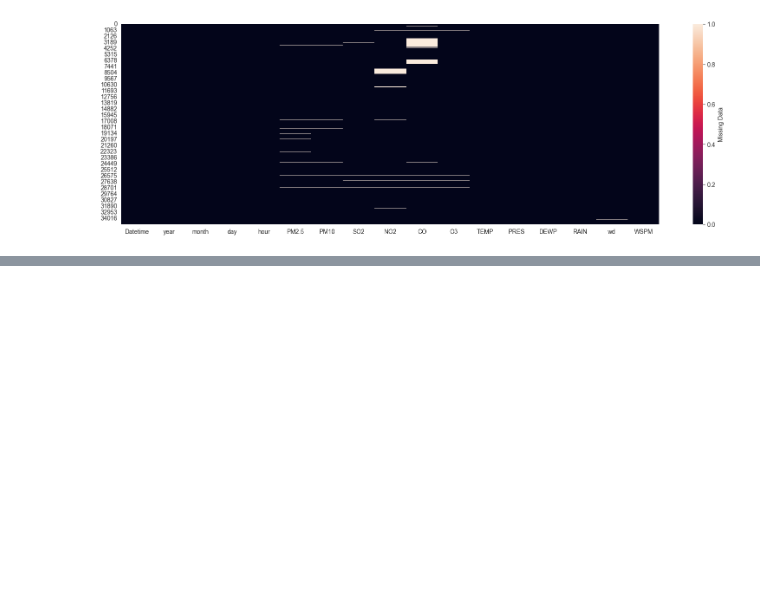
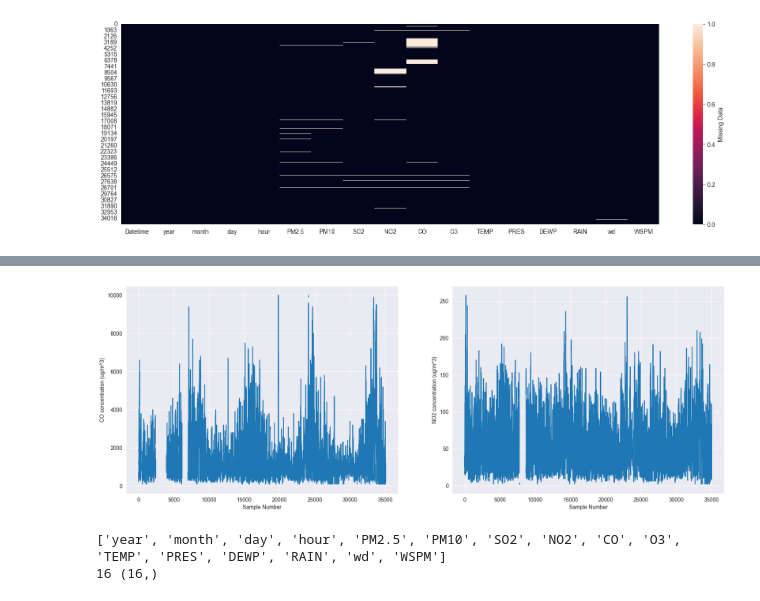
Before and after one commit to Jose-Bastos/MLops_Air, a Jupyter notebook: 2.Feature Engineering.ipynb, the cells around one changed output, grey strips where cells are left out. Saved outputs shown, nothing was run; the diff lists cells and outputs as text; code cells hidden in the pictures; blank space fills up the shorter version.

```diff
--- a/2.Feature Engineering.ipynb
+++ b/2.Feature Engineering.ipynb
@@ -174,11 +145,39 @@ plt.show()
+# %%
+#plot the variables with more missing values, notice the big chunks of data missing
+fig,ax = plt.subplots(1,2,figsize=(20,7))
+df["CO"].plot(ax=ax[0])
+ax[0].set_xlabel("Sample Number")
+ax[0].set_ylabel("CO concentration (ug/m^3)")
+df["NO2"].plot(ax=ax[1])
+ax[1].set_xlabel("Sample Number")
+ax[1].set_ylabel("NO2 concentration (ug/m^3)")
+plt.show()
+# %% [output]
+[figure, added]
 # %%
-from sklearn.linear_model import BayesianRidge, Ridge
-from sklearn.kernel_approximation import Nystroem
+#Imputing the missing data using sklearn IterativeImputer with RandomForestRegressor as estimator
+
+from sklearn.experimental import enable_iterative_imputer
+from sklearn.impute import IterativeImputer
 from sklearn.ensemble import RandomForestRegressor
 
-estimator = RandomForestRegressor(n_estimators=5,max_depth=15,bootstrap=True,max_samples=0.8,n_jobs=2,random_state=42)
+#remove categorical features and keep numerical/continual features
+cont_df = df.drop(columns=["Datetime"])
+cont_feats = [col for col in cont_df.columns]
+print(cont_feats)
+mins_values = cont_df.min().to_numpy()
+print(len(cont_feats),mins_values.shape)
+
+#estimator - RandomForestRegressor
+estimator = RandomForestRegressor(n_estimators=10,max_depth=20,bootstrap=True,max_samples=0.8,n_jobs=2,random_state=42)
 
 tolerance=1e-2
-imputer = IterativeImputer(random_state=42,estimator=estimator,max_iter=25,tol=tolerance,min_value=0)
-lol = iter_inputer.fit_transform(test_df[cont_feats])
-coiso = pd.DataFrame(lol,columns=cont_feats)
+#build imputer object
+imputer = IterativeImputer(random_state=42,estimator=estimator,max_iter=25,tol=tolerance,min_value=mins_values)
+#fill the missing values
+imputed_values = imputer.fit_transform(cont_df[cont_feats])
+#build a complete (with 0 missing values) df
+df_iter_inputed = pd.DataFrame(imputed_values,columns=cont_feats)
+# %% [output]
+['year', 'month', 'day', 'hour', 'PM2.5', 'PM10', 'SO2', 'NO2', 'CO', 'O3', 'TEMP', 'PRES', 'DEWP', 'RAIN', 'wd', 'WSPM']
+16 (16,)
```
Also changed, not shown: parts of 16 cells of this notebook.
